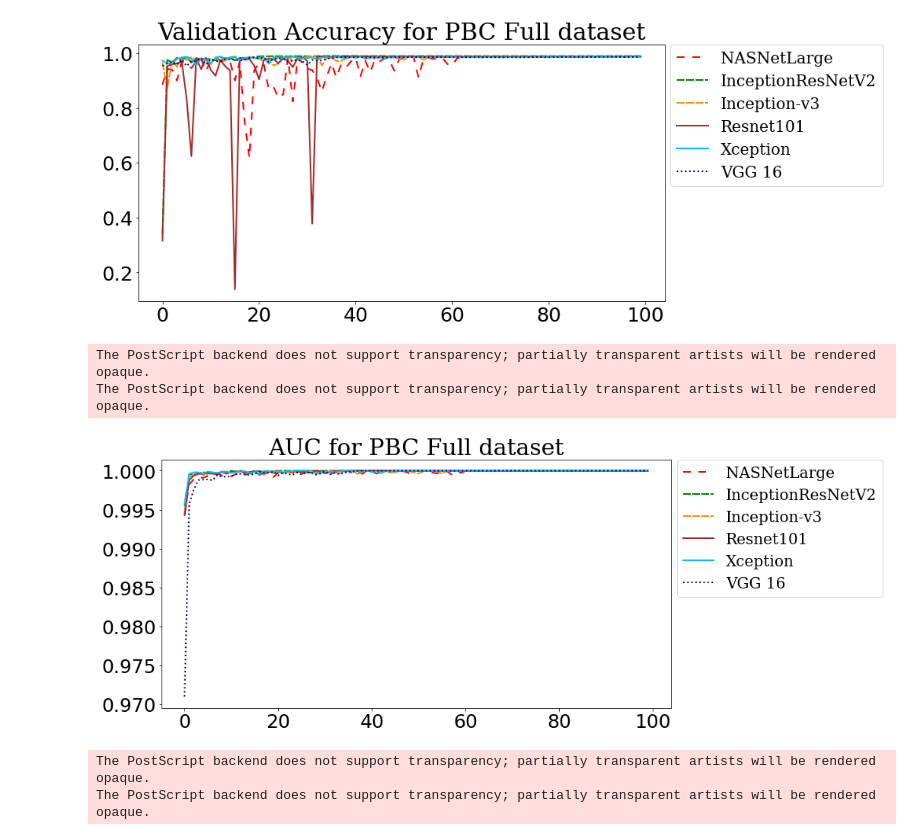
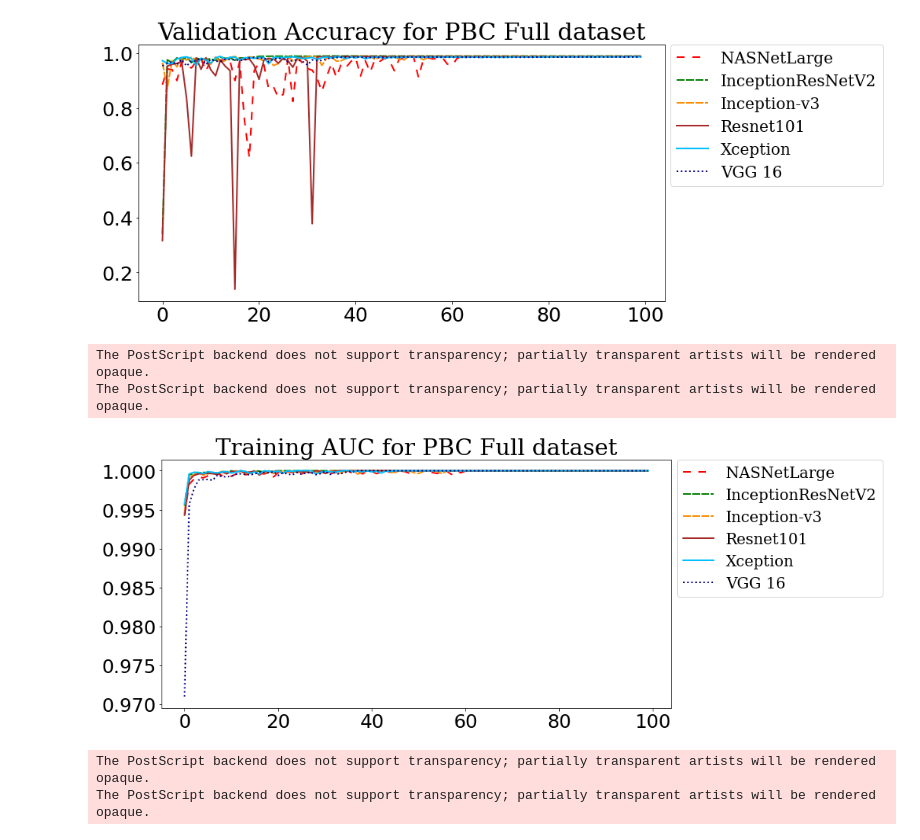
Before and after one commit to Jimut123/cellseg, a Jupyter notebook: Classifier/Visualizations/Graphs/PBC_full_fine_tuned/Plots_Fine_Tuned.ipynb, the cells around one changed output. Cells and saved outputs as stored; diff of their text form; code cells hidden in the pictures.

Commit message:
plots added and updated

```diff
--- a/Classifier/Visualizations/Graphs/PBC_full_fine_tuned/Plots_Fine_Tuned.ipynb
+++ b/Classifier/Visualizations/Graphs/PBC_full_fine_tuned/Plots_Fine_Tuned.ipynb
@@ -404,35 +404,35 @@ for item in resnet101['auc']:
     auc_resnet101.append(resnet101['auc'][item])
 
 
 auc_xception = []
 for item in xception['auc']:
     auc_xception.append(xception['auc'][item])
 
 
 auc_vgg_16 = []
 for item in vgg_16['auc']:
     auc_vgg_16.append(vgg_16['auc'][item])
 
 
 plt.figure(figsize=(12,6))
-plt.title('AUC for PBC Full dataset', fontsize=30, fontname = 'DejaVu Serif', fontweight = 500)
+plt.title('Training AUC for PBC Full dataset', fontsize=30, fontname = 'DejaVu Serif', fontweight = 500)
 plt.plot(auc_NASNetLarge, color='red', linestyle='-.', dashes=(5, 5), linewidth=2.0)
 plt.plot(auc_InceptionResNetV2, color='green',  linestyle='--', dashes=(5, 1),  linewidth=2.0)
 plt.plot(auc_inception_v3, color='darkorange', linestyle='--', dashes=(5, 1),  linewidth=2.0)
 plt.plot(auc_resnet101, color='brown',  linewidth=2.0)
 plt.plot(auc_xception, color='deepskyblue', linestyle='-', linewidth=2.0)
 plt.plot(auc_vgg_16, color='navy', linestyle=':',  linewidth=2.0)
 plt.xticks(fontsize=25)
 plt.yticks(fontsize=25)
 
 lgd = plt.legend(['NASNetLarge','InceptionResNetV2','Inception-v3','Resnet101','Xception','VGG 16'],
            loc="lower right", prop={'family':'DejaVu Serif', 'size':20}, bbox_to_anchor=(1.43, 0.415))
 plt.savefig('PBC_full_fine_tuned_auc.eps', bbox_extra_artists=(lgd,), bbox_inches='tight')
 plt.savefig('PBC_full_fine_tuned_auc.png', bbox_extra_artists=(lgd,), bbox_inches='tight')
 # %% [output]
 The PostScript backend does not support transparency; partially transparent artists will be rendered opaque.
 The PostScript backend does not support transparency; partially transparent artists will be rendered opaque.
-[figure, old version]
+[figure, new version]
 # %%
 val_auc_NASNetLarge = []
 for item in NASNetLarge['val_auc']:
```
Also changed, not shown: parts of 2 cells of this notebook, 53 other files.
